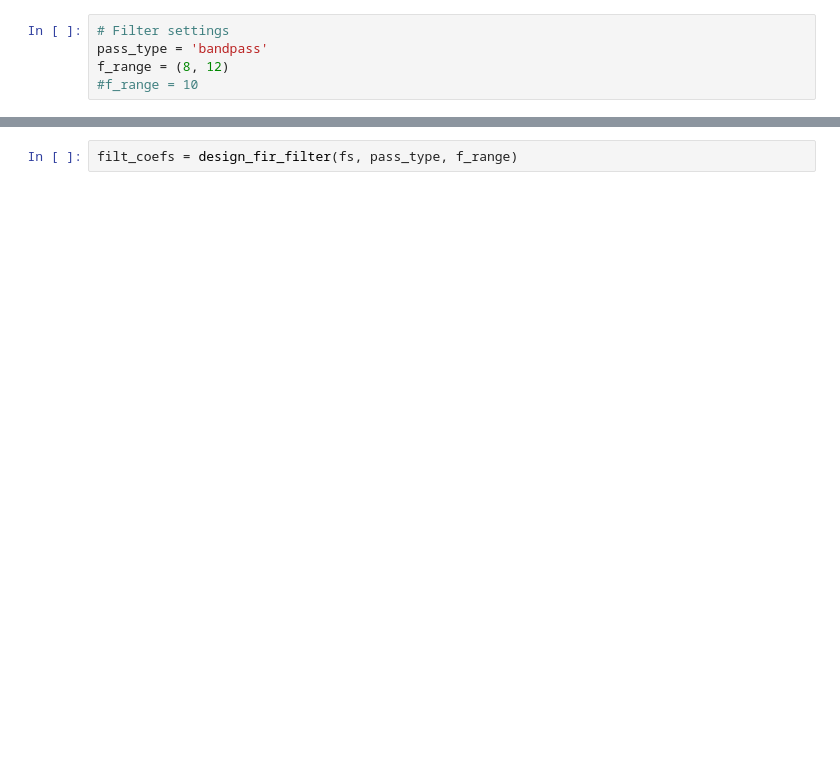
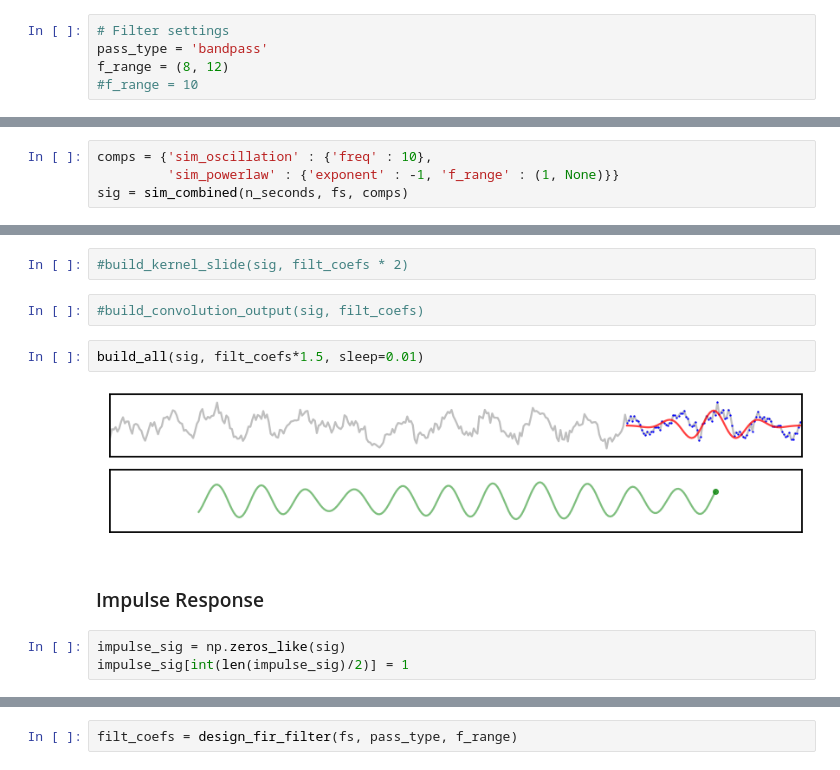
Before and after one commit to TomDonoghue/SigViz, a Jupyter notebook: notebooks/04-filters.ipynb, the cells around one changed output, grey strips where cells are left out. Saved outputs shown, nothing was run; the diff lists cells and outputs as text; blank space fills up the shorter version.

```diff
--- a/notebooks/04-filters.ipynb
+++ b/notebooks/04-filters.ipynb
@@ -46,0 +83,4 @@ f_range = (8, 12)
+# %%
+comps = {'sim_oscillation' : {'freq' : 10},
+         'sim_powerlaw' : {'exponent' : -1, 'f_range' : (1, None)}}
+sig = sim_combined(n_seconds, fs, comps)
@@ -46,0 +97,13 @@ f_range = (8, 12)
+# %%
+#build_kernel_slide(sig, filt_coefs * 2)
+# %%
+#build_convolution_output(sig, filt_coefs)
+# %%
+build_all(sig, filt_coefs*1.5, sleep=0.01)
+# %% [output]
+[figure, added]
+# %% [markdown]
+### Impulse Response
+# %%
+impulse_sig = np.zeros_like(sig)
+impulse_sig[int(len(impulse_sig)/2)] = 1
```
Also changed, not shown: parts of 63 cells of this notebook.
